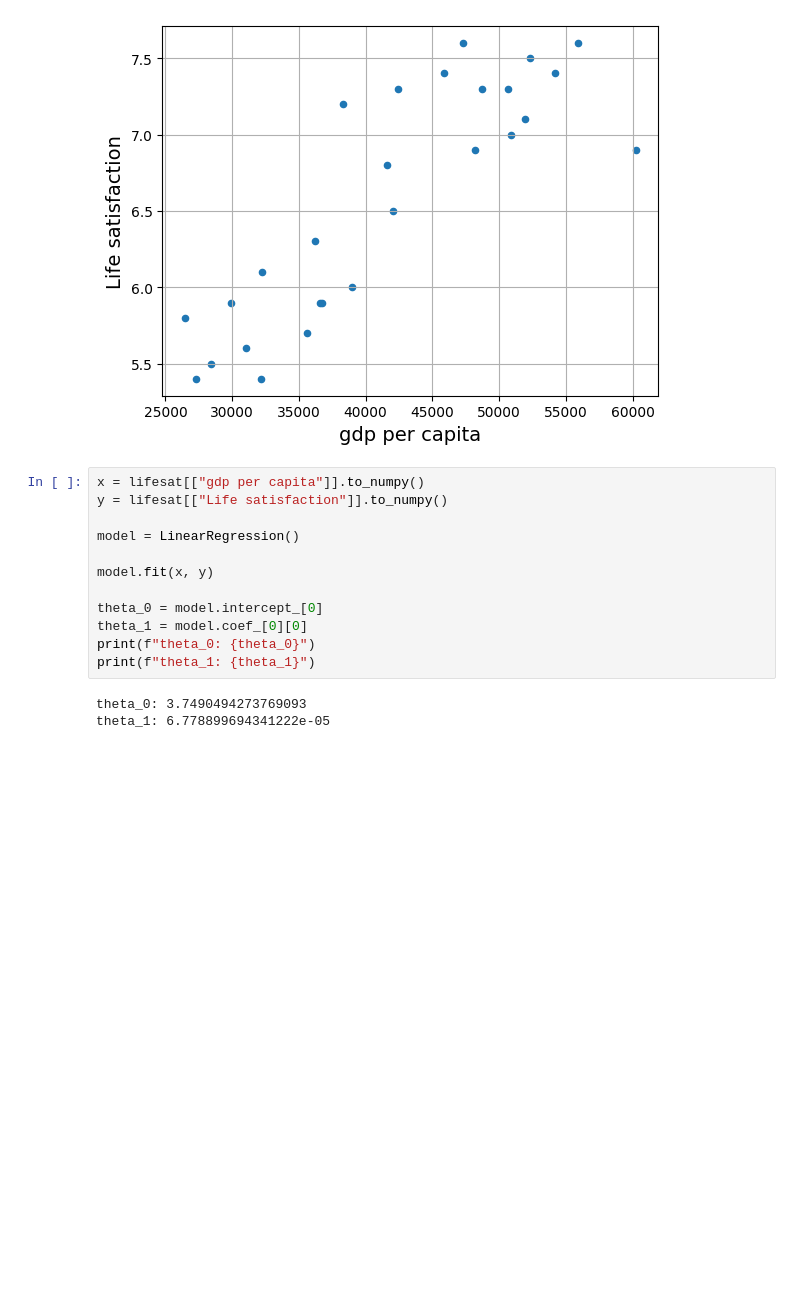
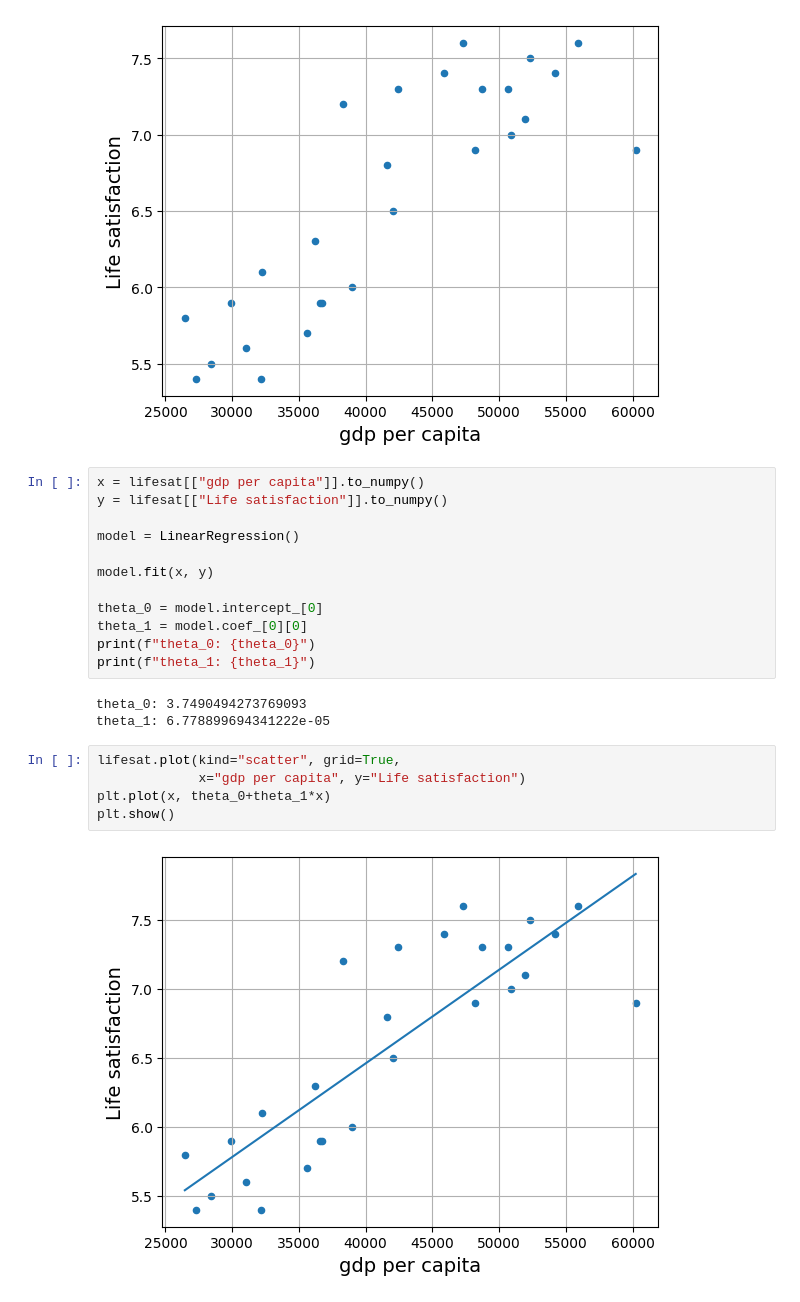
Before and after one commit to jguzik1/Wstep_do_uczenia_maszynowego, a Jupyter notebook: zajecia1.ipynb, the cells around one changed output. Drawn from its saved outputs; the diff is of its cells as text; blank space fills up the shorter version.

```diff
--- a/zajecia1.ipynb
+++ b/zajecia1.ipynb
@@ -167,3 +168,10 @@ print(f"theta_1: {theta_1}")
 # %% [output]
 theta_0: 3.7490494273769093
 theta_1: 6.778899694341222e-05
+# %%
+lifesat.plot(kind="scatter", grid=True,
+             x="gdp per capita", y="Life satisfaction")
+plt.plot(x, theta_0+theta_1*x)
+plt.show()
+# %% [output]
+[figure, added]
```
Also changed, not shown: parts of 4 cells of this notebook, 2 other files.
